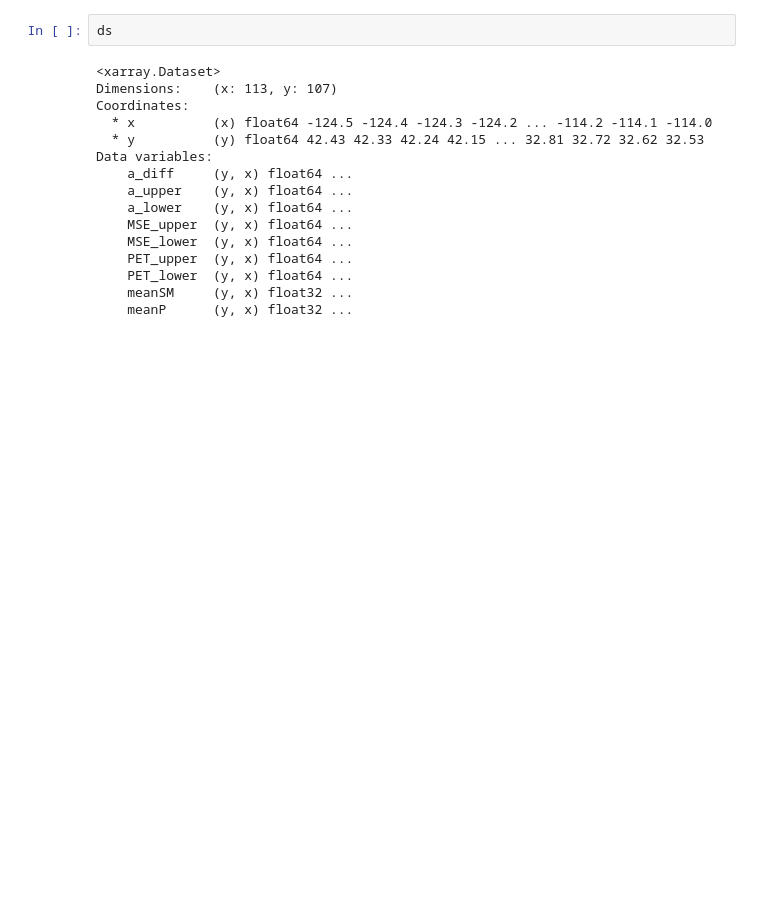
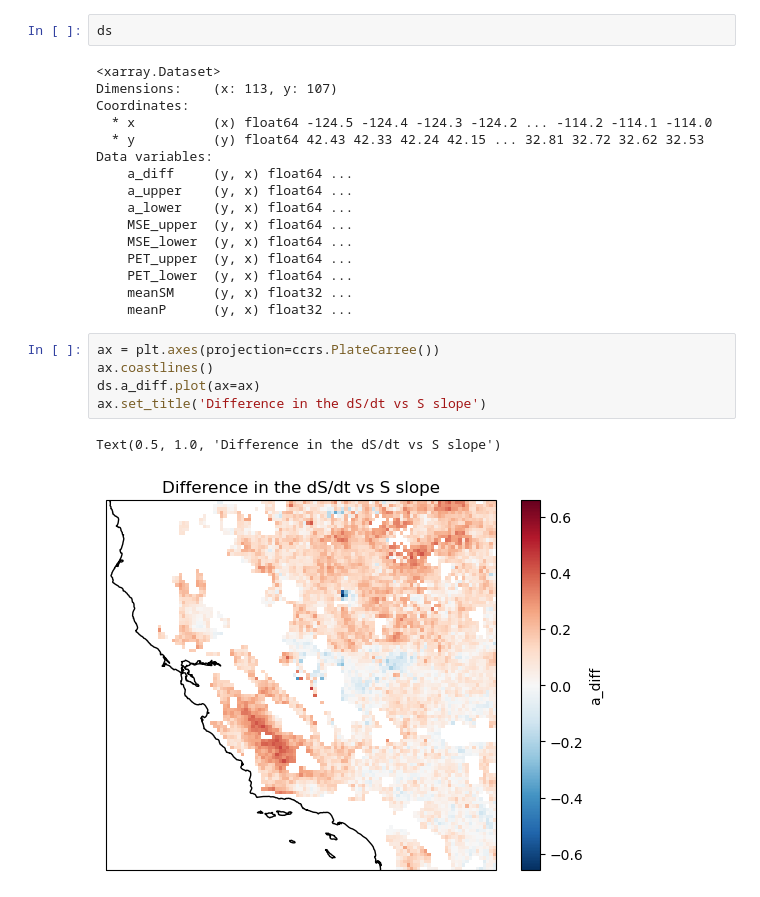
Before and after one commit to RY4GIT/SMSigxSMAP, a Jupyter notebook: 2_code_to_analyze/test_output.ipynb, the cells around one changed output. Saved outputs shown, nothing was run; the diff lists cells and outputs as text; blank space fills up the shorter version.

```diff
--- a/2_code_to_analyze/test_output.ipynb
+++ b/2_code_to_analyze/test_output.ipynb
@@ -31,3 +23,11 @@ Data variables:
     PET_lower  (y, x) float64 ...
     meanSM     (y, x) float32 ...
     meanP      (y, x) float32 ...
+# %%
+ax = plt.axes(projection=ccrs.PlateCarree())
+ax.coastlines()
+ds.a_diff.plot(ax=ax)
+ax.set_title('Difference in the dS/dt vs S slope')
+# %% [output]
+Text(0.5, 1.0, 'Difference in the dS/dt vs S slope')
+[figure, added]
```
Also changed, not shown: parts of 14 cells of this notebook, 1 other file.
